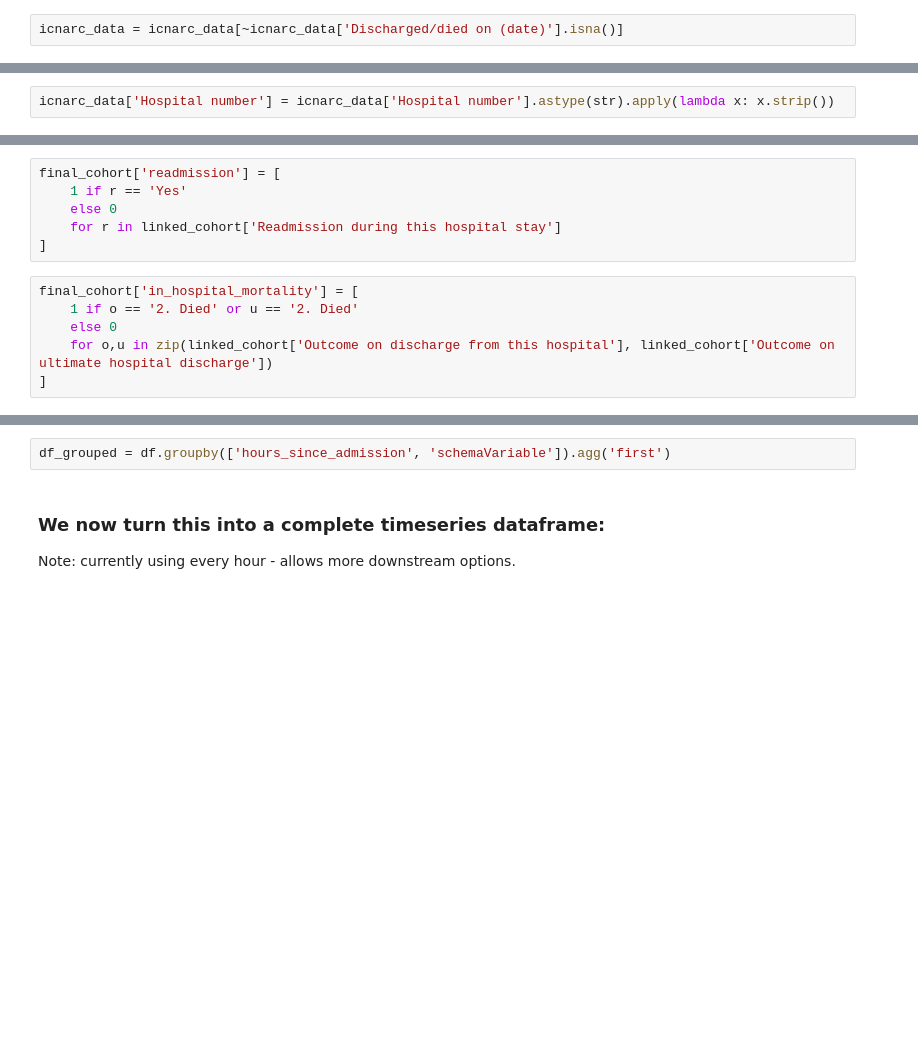
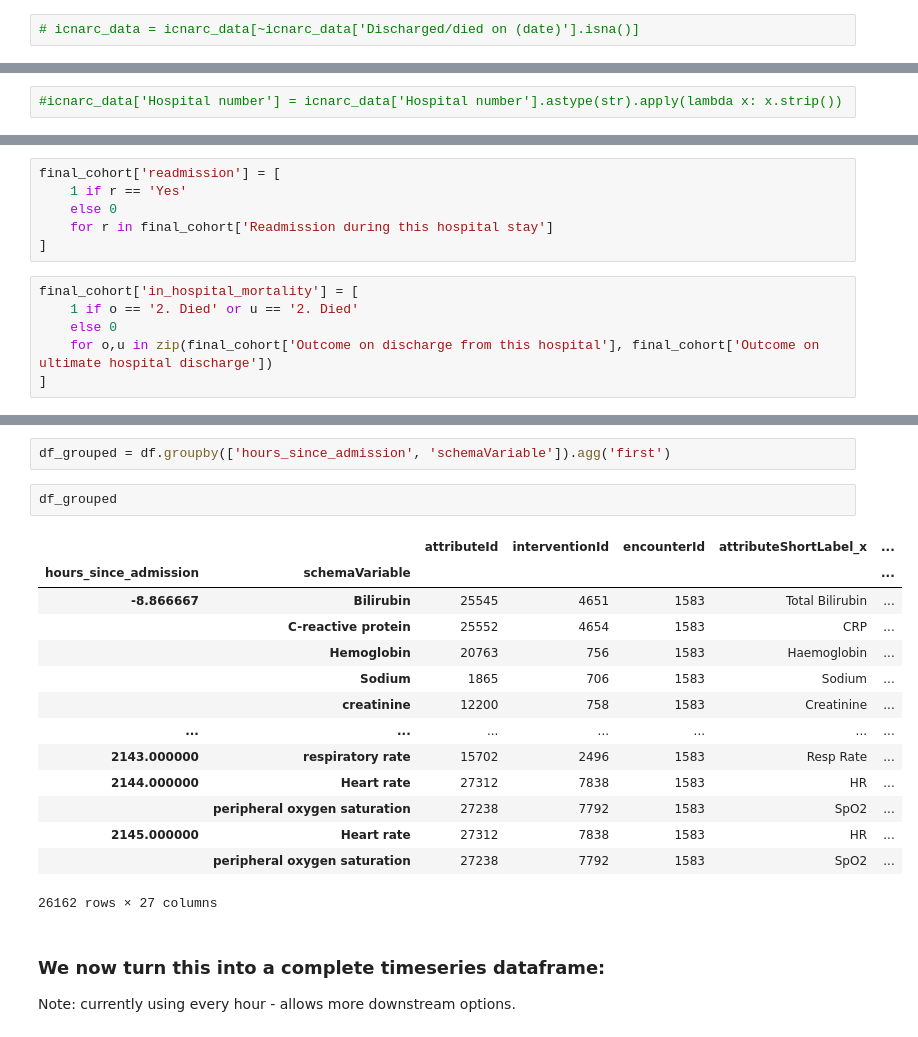
Before and after one commit to UHBristolDataScience/SMARTTDataExtraction, a Jupyter notebook: development/post_processing_deployment_version.ipynb, the cells around one changed output, grey strips where cells are left out. Cells and saved outputs as stored; diff of their text form; blank space fills up the shorter version.

```diff
--- a/development/post_processing.ipynb
+++ b/development/post_processing_deployment_version.ipynb
@@ -304,7 +316,7 @@ Index(['NHS number', 'Hospital number', 'Date of birth', 'Unit admit date',
        'Days this hosp to ultimate discharge'],
       dtype='object')
 # %%
-icnarc_data = icnarc_data[~icnarc_data['Discharged/died on (date)'].isna()]
+# icnarc_data = icnarc_data[~icnarc_data['Discharged/died on (date)'].isna()]
 # %%
 icnarc_data['Unit outcome'].unique()
 # %% [output]
@@ -347,7 +359,7 @@ icnarc_data['admitDay'] = icnarc_data['Unit admit date'].apply(
 # %%
 icca_cohort['Hospital number'] = icca_cohort['Hospital number'].astype(str).apply(lambda x: x.strip())
 # %%
-icnarc_data['Hospital number'] = icnarc_data['Hospital number'].astype(str).apply(lambda x: x.strip())
+#icnarc_data['Hospital number'] = icnarc_data['Hospital number'].astype(str).apply(lambda x: x.strip())
 # %%
 icnarc_data['icnarc_id'] = range(len(icnarc_data))
 # %%
@@ -441,13 +461,13 @@ array(['2. Died', '1. Lived', nan], dtype=object)
 final_cohort['readmission'] = [
     1 if r == 'Yes'
     else 0
-    for r in linked_cohort['Readmission during this hospital stay']
+    for r in final_cohort['Readmission during this hospital stay']
 ]
 # %%
 final_cohort['in_hospital_mortality'] = [
     1 if o == '2. Died' or u == '2. Died'
     else 0
-    for o,u in zip(linked_cohort['Outcome on discharge from this hospital'], linked_cohort['Outcome on ultimate hospital discharge'])
+    for o,u in zip(final_cohort['Outcome on discharge from this hospital'], final_cohort['Outcome on ultimate hospital discharge'])
 ]
 # %%
 final_cohort.readmission.sum() / len(linked_cohort)
@@ -597,6 +635,23 @@ Index(['attributeId', 'interventionId', 'encounterId', 'attributeShortLabel_x',
       dtype='object')
 # %%
 df_grouped = df.groupby(['hours_since_admission', 'schemaVariable']).agg('first')
+# %%
+df_grouped
+# %% [output]
+|  |  | attributeId | interventionId | encounterId | attributeShortLabel_x | ... |
+| hours_since_admission | schemaVariable |  |  |  |  | ... |
+| -8.866667 | Bilirubin | 25545 | 4651 | 1583 | Total Bilirubin | ... |
+|  | C-reactive protein | 25552 | 4654 | 1583 | CRP | ... |
+|  | Hemoglobin | 20763 | 756 | 1583 | Haemoglobin | ... |
+|  | Sodium | 1865 | 706 | 1583 | Sodium | ... |
+|  | creatinine | 12200 | 758 | 1583 | Creatinine | ... |
+| ... | ... | ... | ... | ... | ... | ... |
+| 2143.000000 | respiratory rate | 15702 | 2496 | 1583 | Resp Rate | ... |
+| 2144.000000 | Heart rate | 27312 | 7838 | 1583 | HR | ... |
+|  | peripheral oxygen saturation | 27238 | 7792 | 1583 | SpO2 | ... |
+| 2145.000000 | Heart rate | 27312 | 7838 | 1583 | HR | ... |
+|  | peripheral oxygen saturation | 27238 | 7792 | 1583 | SpO2 | ... |
+26162 rows × 27 columns
 # %% [markdown]
 ### We now turn this into a complete timeseries dataframe:
 
```
Also changed, not shown: parts of 18 cells of this notebook, 5 other files.
